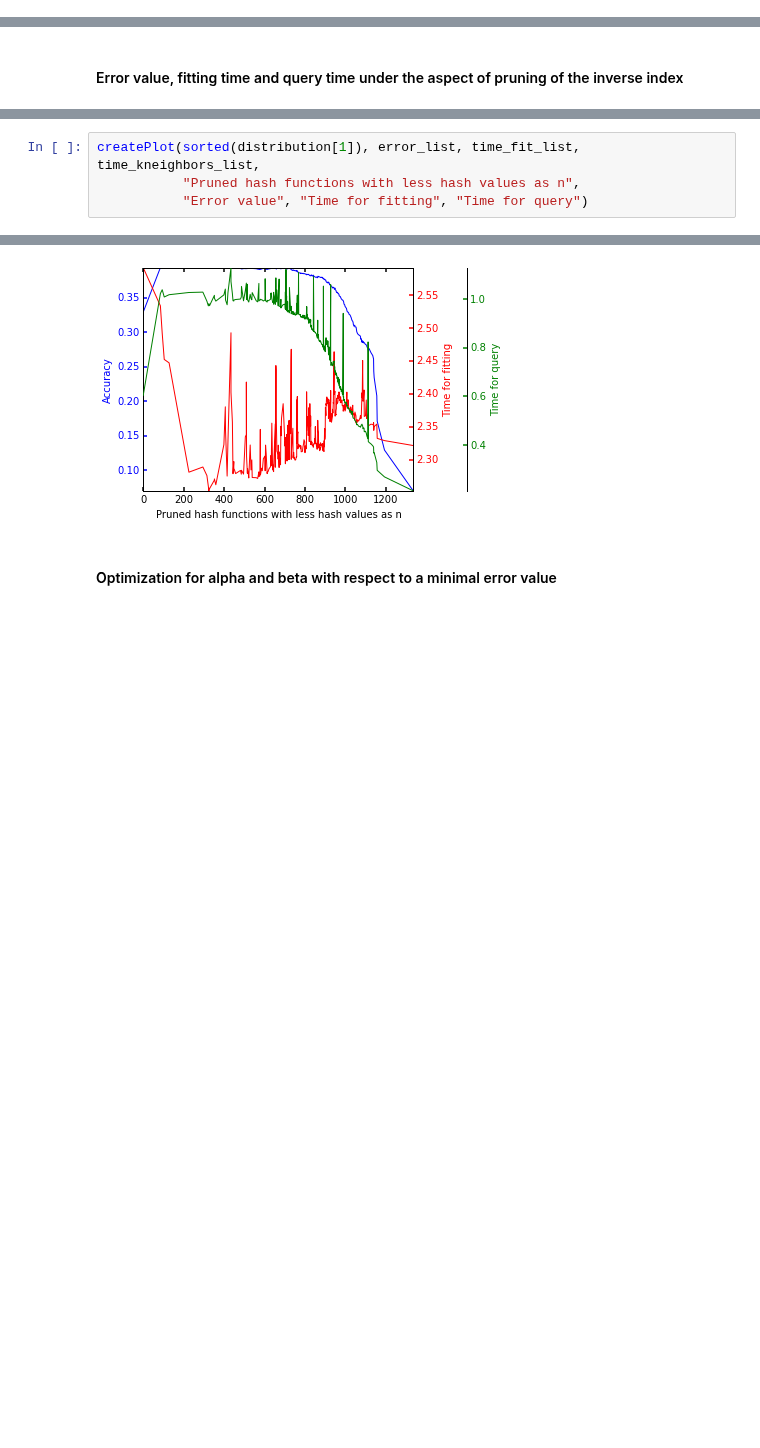
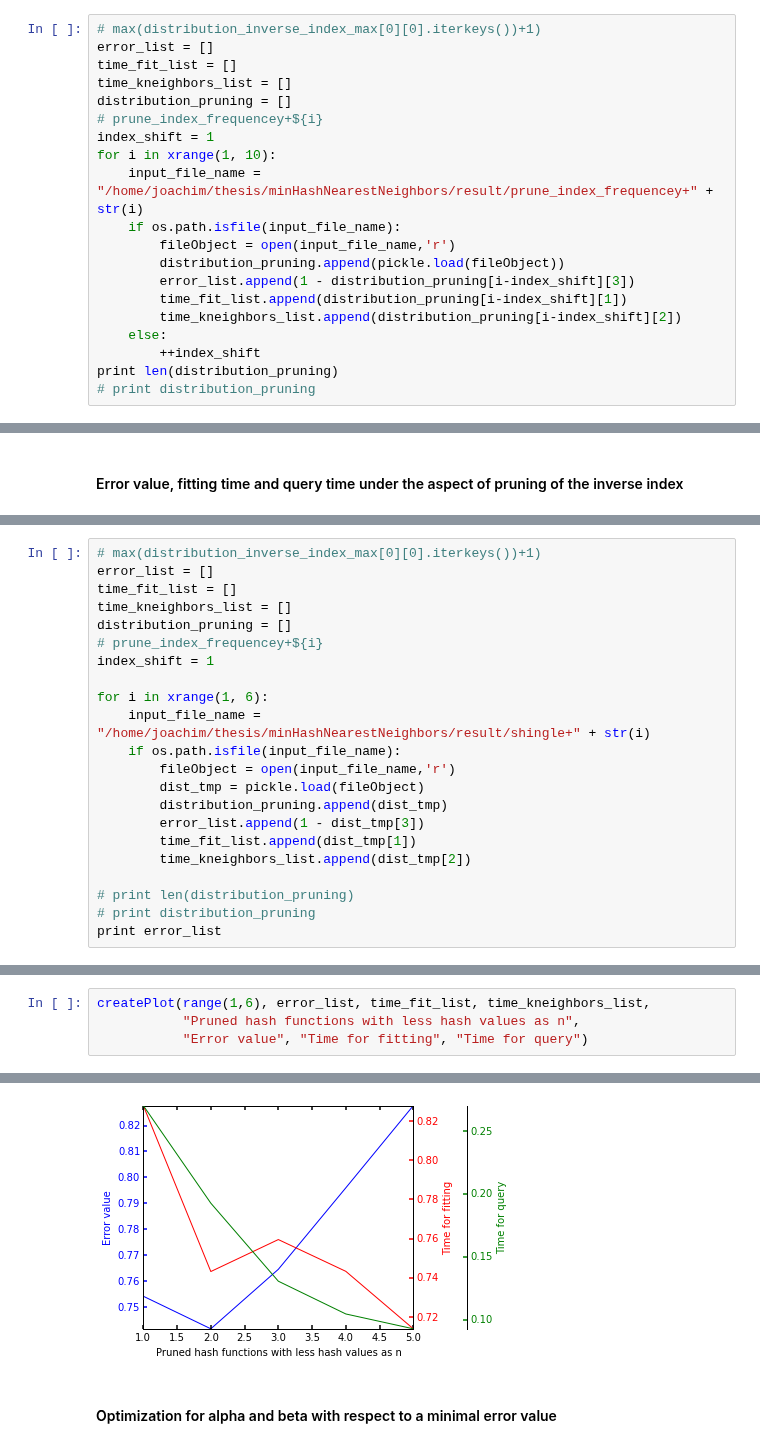
Before and after one commit to joachimwolff/sparse-neighbors-search, a Jupyter notebook: example/Methods to save memory.ipynb, the cells around one changed output, grey strips where cells are left out. Drawn from its saved outputs; the diff is of its cells as text; blank space fills up the shorter version.

```diff
--- a/example/Methods to save memory.ipynb
+++ b/example/Methods to save memory.ipynb
@@ -197,0 +134,20 @@ for value in xrange(max(distribution_inverse_index_max[0][0].iterkeys())+1):
+# %%
+# max(distribution_inverse_index_max[0][0].iterkeys())+1)
+error_list = []
+time_fit_list = []
+time_kneighbors_list = []
+distribution_pruning = []
+# prune_index_frequencey+${i}
+index_shift = 1
+for i in xrange(1, 10):
+    input_file_name = "/home/joachim/thesis/minHashNearestNeighbors/result/prune_index_frequencey+" + str(i)
+    if os.path.isfile(input_file_name):
+        fileObject = open(input_file_name,'r')
+        distribution_pruning.append(pickle.load(fileObject))
+        error_list.append(1 - distribution_pruning[i-index_shift][3])
+        time_fit_list.append(distribution_pruning[i-index_shift][1])
+        time_kneighbors_list.append(distribution_pruning[i-index_shift][2])
+    else:
+        ++index_shift
+print len(distribution_pruning)
+# print distribution_pruning
@@ -345,0 +363,22 @@ Mean:  808
+# %%
+# max(distribution_inverse_index_max[0][0].iterkeys())+1)
+error_list = []
+time_fit_list = []
+time_kneighbors_list = []
+distribution_pruning = []
+# prune_index_frequencey+${i}
+index_shift = 1
+
+for i in xrange(1, 6):
+    input_file_name = "/home/joachim/thesis/minHashNearestNeighbors/result/shingle+" + str(i)
+    if os.path.isfile(input_file_name):
+        fileObject = open(input_file_name,'r')
+        dist_tmp = pickle.load(fileObject)
+        distribution_pruning.append(dist_tmp)
+        error_list.append(1 - dist_tmp[3])
+        time_fit_list.append(dist_tmp[1])
+        time_kneighbors_list.append(dist_tmp[2])
+
+# print len(distribution_pruning)
+# print distribution_pruning
+print error_list
@@ -346,10 +416,10 @@ Mean:  808
 # %%
-createPlot(sorted(distribution[1]), error_list, time_fit_list, time_kneighbors_list,
+createPlot(range(1,6), error_list, time_fit_list, time_kneighbors_list,
            "Pruned hash functions with less hash values as n",
            "Error value", "Time for fitting", "Time for query")
 # %% [output]
 <matplotlib.figure.Figure at 0x...>
-[figure, old version]
+[figure, new version]
 # %% [markdown]
 #### Optimization for alpha and beta with respect to a minimal error value
 # %%
```
Also changed, not shown: parts of 110 cells of this notebook, 17 other files.
